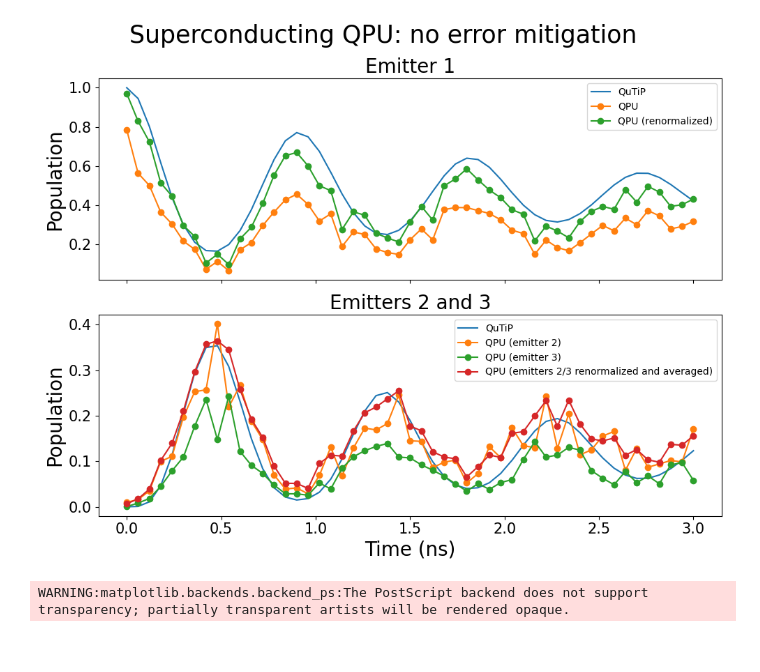
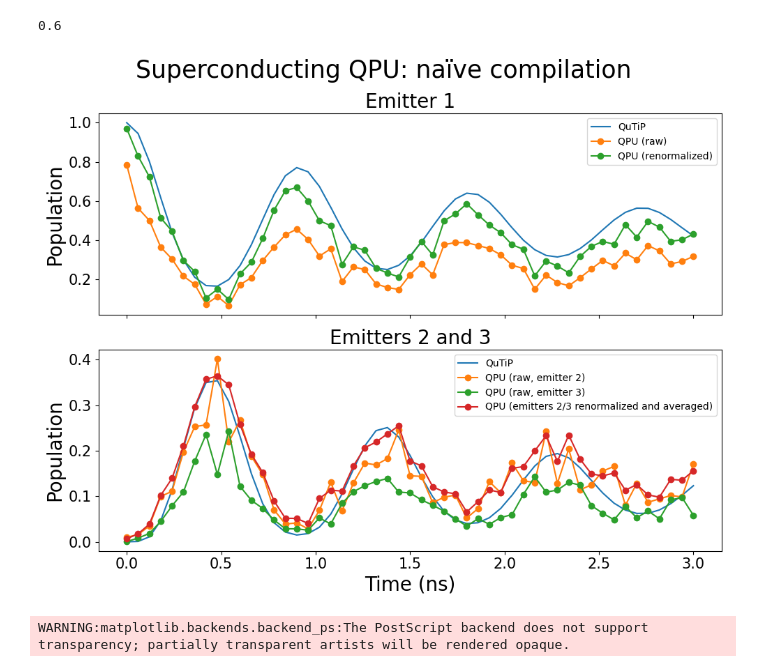
Before and after one commit to radulaski/CQED_quantum_simulation, a Jupyter notebook: notebooks/AQT_raw_normed.ipynb, the cells around one changed output. Cells and saved outputs as stored; diff of their text form; code cells hidden in the pictures.

Commit message:
add 'raw' to legend entries in AQT plot

```diff
--- a/notebooks/AQT_raw_normed.ipynb
+++ b/notebooks/AQT_raw_normed.ipynb
@@ -36,6 +36,10 @@ N = 3
 g = 4
 kappa = 2
 times = np.linspace(0, 3, 51)
+# %%
+times[10]
+# %% [output]
+0.6
 # %%
 initial_state = one_excited_emitter_state(N, 1)
 qutip_results = solve_master_equation(N, g, kappa, initial_state, times)
@@ -43,32 +47,32 @@ qutip_results["Emitter 2 and 3"] = qutip_results["Emitter 2"]
 # %%
 # Plot the RAW (no mitigation) data
 fig, axes = plt.subplots(2, 1, figsize=(10, 8), sharex=True)
 
 axes[0].set_title("Emitter 1", fontsize=20)
 axes[0].plot(times, qutip_results["Emitter 1"], label="QuTiP")
-axes[0].plot(aqt_times, aqt_raw[aqt_bitstrs["Emitter 1"]], marker='o', label="QPU")
+axes[0].plot(aqt_times, aqt_raw[aqt_bitstrs["Emitter 1"]], marker='o', label="QPU (raw)")
 axes[0].plot(aqt_times, raw_data_norm[normed_bitstrs["Emitter 1"]], marker='o', label="QPU (renormalized)")
 axes[0].set_ylabel("Population", fontsize=20)
 axes[0].tick_params(axis='y', labelsize=15)
 axes[0].legend()
 
 axes[1].set_title("Emitters 2 and 3", fontsize=20)
 axes[1].plot(times, qutip_results["Emitter 2"], label="QuTiP")
-axes[1].plot(aqt_times, aqt_raw[aqt_bitstrs["Emitter 2"]], marker='o', label="QPU (emitter 2)")
-axes[1].plot(aqt_times, aqt_raw[aqt_bitstrs["Emitter 3"]], marker='o', label="QPU (emitter 3)")
+axes[1].plot(aqt_times, aqt_raw[aqt_bitstrs["Emitter 2"]], marker='o', label="QPU (raw, emitter 2)")
+axes[1].plot(aqt_times, aqt_raw[aqt_bitstrs["Emitter 3"]], marker='o', label="QPU (raw, emitter 3)")
 axes[1].plot(aqt_times, raw_data_norm[normed_bitstrs["Emitter 2 and 3"]], marker='o', label="QPU (emitters 2/3 renormalized and averaged)")
 axes[1].set_ylabel("Population", fontsize=20)
 axes[1].legend()
 
 axes[1].set_yticks([0, 0.1, 0.2, 0.3, 0.4])
 axes[1].tick_params(axis='x', labelsize=15)
 axes[1].tick_params(axis='y', labelsize=15)
 axes[1].set_xlabel("Time (ns)", fontsize=20)
 
-fig.suptitle("Superconducting QPU: no error mitigation", fontsize=25)
+fig.suptitle("Superconducting QPU: naïve compilation", fontsize=25)
 plt.tight_layout()
 # %% [output]
-[figure, old version]
+[figure, new version]
 # %%
 fig.savefig("../figures/AQT_raw_normed.eps", bbox_inches="tight")
 # %% [output]
```
Also changed, not shown: 1 other file.
